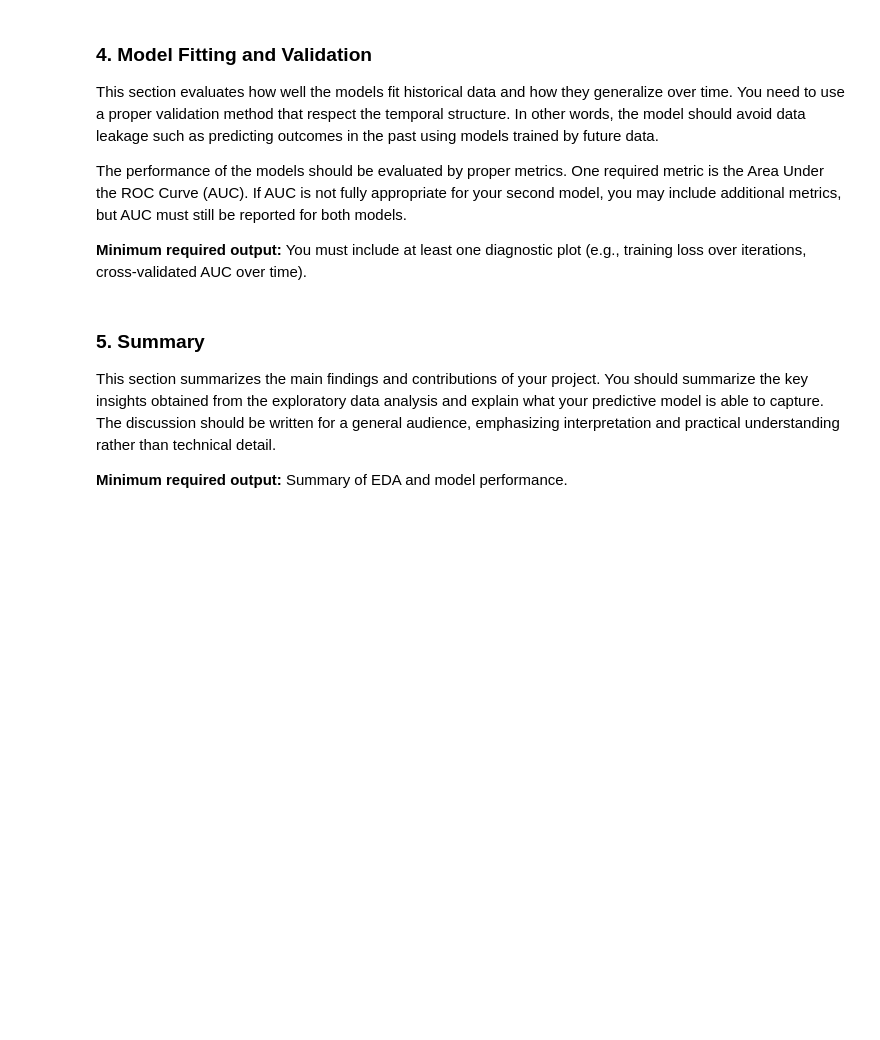
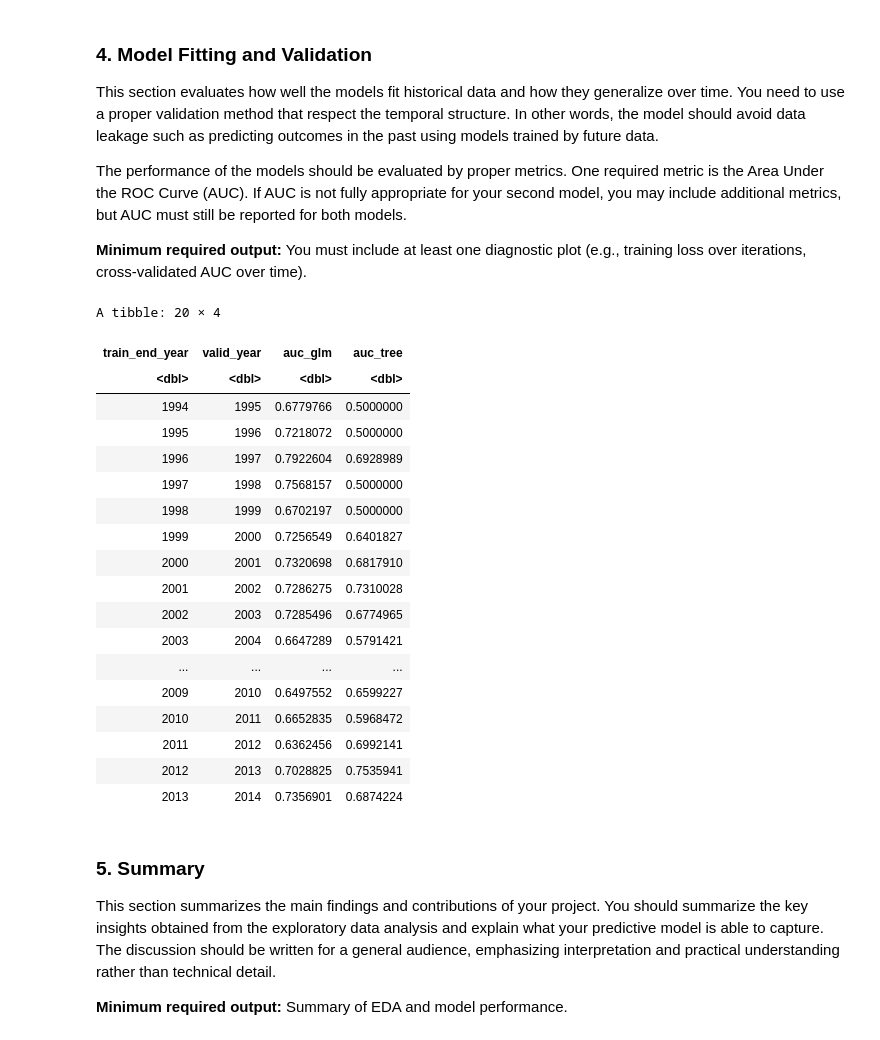
Before and after one commit to trinhhoangtrangthy-cpu/STA141AW26_Final_Project, a Jupyter notebook: Final_report_description.ipynb, the cells around one changed output. Saved outputs shown, nothing was run; the diff lists cells and outputs as text; code cells hidden in the pictures; blank space fills up the shorter version.

```diff
--- a/Final_report_description.ipynb
+++ b/Final_report_description.ipynb
@@ -435,6 +501,77 @@ The performance of the models should be evaluated by proper metrics. One require
 
 
 **Minimum required output:** You must include at least one diagnostic plot (e.g., training loss over iterations, cross-validated AUC over time).
+# %%
+years_sorted <- sort(unique(model_df$year))
+min_train_years <- 3
+
+feat_formula <- y_next ~ lat_bin + lon_bin + state + month_cos + month_sin + year +
+  n_fires
+
+fold_results <- tibble(
+    train_end_year = years_sorted[(min_train_years):(length(years_sorted) - 2)],
+    valid_year = years_sorted[(min_train_years + 1):(length(years_sorted) - 1)]) %>%
+  mutate(
+      # Logistic Regression
+      auc_glm = map2_dbl(train_end_year, valid_year, function(tr_end, va_year) {
+          train <- model_df %>% filter(year <= tr_end)
+          valid <- model_df %>% filter(year == va_year)
+
+              log_fit <- glm(feat_formula, data = train, family = binomial)
+              p_hat <- predict(log_fit, newdata = valid, type = "response")
+
+          roc_obj <- roc(response = valid$y_next, predictor = p_hat, quiet = TRUE)
+          as.numeric(auc(roc_obj))
+      }),
+
+      # Classification Tree
+      auc_tree = map2_dbl(train_end_year, valid_year, function(tr_end, va_year) {
+          train <- model_df %>% filter(year <= tr_end)
+          valid <- model_df %>% filter(year == va_year)
+
+              tree_fit <- rpart(factor(y_next) ~ lat_bin + lon_bin + state + month_cos + month_sin + year +
+                                n_fires, data = train, method = "class",
+                                control = rpart.control(cp = 0.000001))
+              p_hat <- predict(tree_fit, newdata = valid, type = "prob")[, "1"]
+
+          roc_obj <- roc(response = valid$y_next, predictor = p_hat, quiet = TRUE)
+          as.numeric(auc(roc_obj))
+#        }),
+
+#      auc_rf = map2_dbl(train_end_year, valid_year, function(tr_end, va_year) {
+#          train <- model_df %>% filter(year <= tr_end)
+#          valid <- model_df %>% filter(year == va_year)
+
+#              fit <- randomForest(factor(y_next) ~ lat_bin + lon_bin + state + month_cos + month_sin + year +
+#                                  n_fires, data = train, ntree = 300, mtry = 2)
+#              p_hat <- predict(fit, newdata = valid, type = "class")
+#              p_hat <- as.numeric(as.character(p_hat))
+
+#          roc_obj <- roc(response = valid$y_next, predictor = p_hat, quiet = TRUE)
+#          as.numeric(auc(roc_obj))
+      }))
+
+fold_results
+# %% [output]
+A tibble: 20 × 4
+| train_end_year | valid_year | auc_glm | auc_tree |
+| <dbl> | <dbl> | <dbl> | <dbl> |
+| 1994 | 1995 | 0.6779766 | 0.5000000 |
+| 1995 | 1996 | 0.7218072 | 0.5000000 |
+| 1996 | 1997 | 0.7922604 | 0.6928989 |
+| 1997 | 1998 | 0.7568157 | 0.5000000 |
+| 1998 | 1999 | 0.6702197 | 0.5000000 |
+| 1999 | 2000 | 0.7256549 | 0.6401827 |
+| 2000 | 2001 | 0.7320698 | 0.6817910 |
+| 2001 | 2002 | 0.7286275 | 0.7310028 |
+| 2002 | 2003 | 0.7285496 | 0.6774965 |
+| 2003 | 2004 | 0.6647289 | 0.5791421 |
+| ... | ... | ... | ... |
+| 2009 | 2010 | 0.6497552 | 0.6599227 |
+| 2010 | 2011 | 0.6652835 | 0.5968472 |
+| 2011 | 2012 | 0.6362456 | 0.6992141 |
+| 2012 | 2013 | 0.7028825 | 0.7535941 |
+| 2013 | 2014 | 0.7356901 | 0.6874224 |
 # %% [markdown]
 
 ### 5. Summary
```
Also changed, not shown: parts of 16 cells of this notebook.
